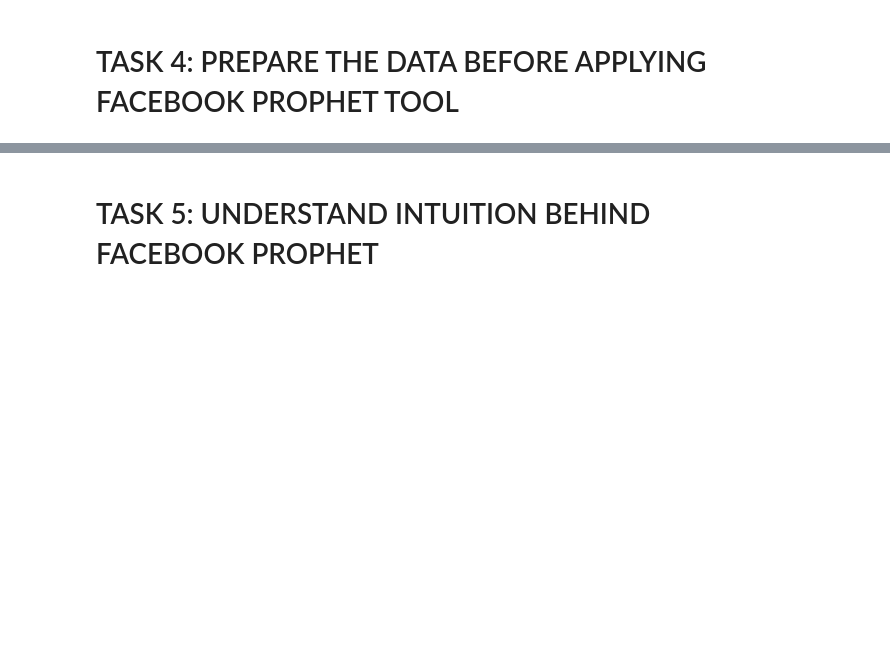
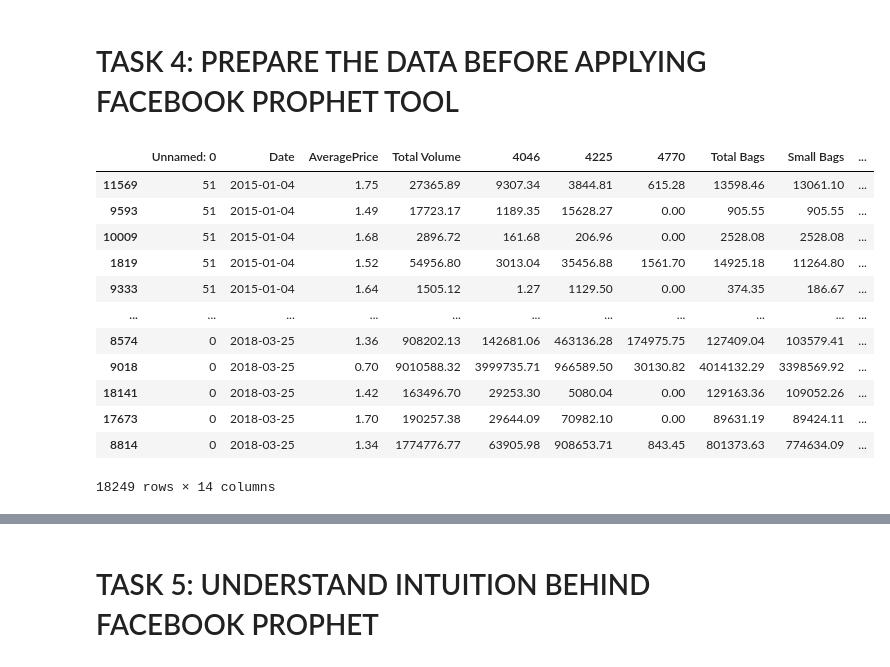
Before and after one commit to carlonicolo/futureProductPrice, a Jupyter notebook: Predict Future Prices Using Facebook Prophet.ipynb, the cells around one changed output, grey strips where cells are left out. Saved outputs shown, nothing was run; the diff lists cells and outputs as text; code cells hidden in the pictures; blank space fills up the shorter version.

```diff
--- a/Predict Future Prices Using Facebook Prophet.ipynb
+++ b/Predict Future Prices Using Facebook Prophet.ipynb
@@ -201,3 +199,19 @@ conventional = sns.catplot('AveragePrice', 'region', data = avocado_df[avocado_d
 TypeError: catplot() got multiple values for argument 'data'
 # %% [markdown]
 # TASK 4: PREPARE THE DATA BEFORE APPLYING FACEBOOK PROPHET TOOL
+# %%
+avocado_df
+# %% [output]
+|  | Unnamed: 0 | Date | AveragePrice | Total Volume | 4046 | 4225 | 4770 | Total Bags | Small Bags | ... |
+| 11569 | 51 | 2015-01-04 | 1.75 | 27365.89 | 9307.34 | 3844.81 | 615.28 | 13598.46 | 13061.10 | ... |
+| 9593 | 51 | 2015-01-04 | 1.49 | 17723.17 | 1189.35 | 15628.27 | 0.00 | 905.55 | 905.55 | ... |
+| 10009 | 51 | 2015-01-04 | 1.68 | 2896.72 | 161.68 | 206.96 | 0.00 | 2528.08 | 2528.08 | ... |
+| 1819 | 51 | 2015-01-04 | 1.52 | 54956.80 | 3013.04 | 35456.88 | 1561.70 | 14925.18 | 11264.80 | ... |
+| 9333 | 51 | 2015-01-04 | 1.64 | 1505.12 | 1.27 | 1129.50 | 0.00 | 374.35 | 186.67 | ... |
+| ... | ... | ... | ... | ... | ... | ... | ... | ... | ... | ... |
+| 8574 | 0 | 2018-03-25 | 1.36 | 908202.13 | 142681.06 | 463136.28 | 174975.75 | 127409.04 | 103579.41 | ... |
+| 9018 | 0 | 2018-03-25 | 0.70 | 9010588.32 | 3999735.71 | 966589.50 | 30130.82 | 4014132.29 | 3398569.92 | ... |
+| 18141 | 0 | 2018-03-25 | 1.42 | 163496.70 | 29253.30 | 5080.04 | 0.00 | 129163.36 | 109052.26 | ... |
+| 17673 | 0 | 2018-03-25 | 1.70 | 190257.38 | 29644.09 | 70982.10 | 0.00 | 89631.19 | 89424.11 | ... |
+| 8814 | 0 | 2018-03-25 | 1.34 | 1774776.77 | 63905.98 | 908653.71 | 843.45 | 801373.63 | 774634.09 | ... |
+18249 rows × 14 columns
```
Also changed, not shown: parts of 4 cells of this notebook.
